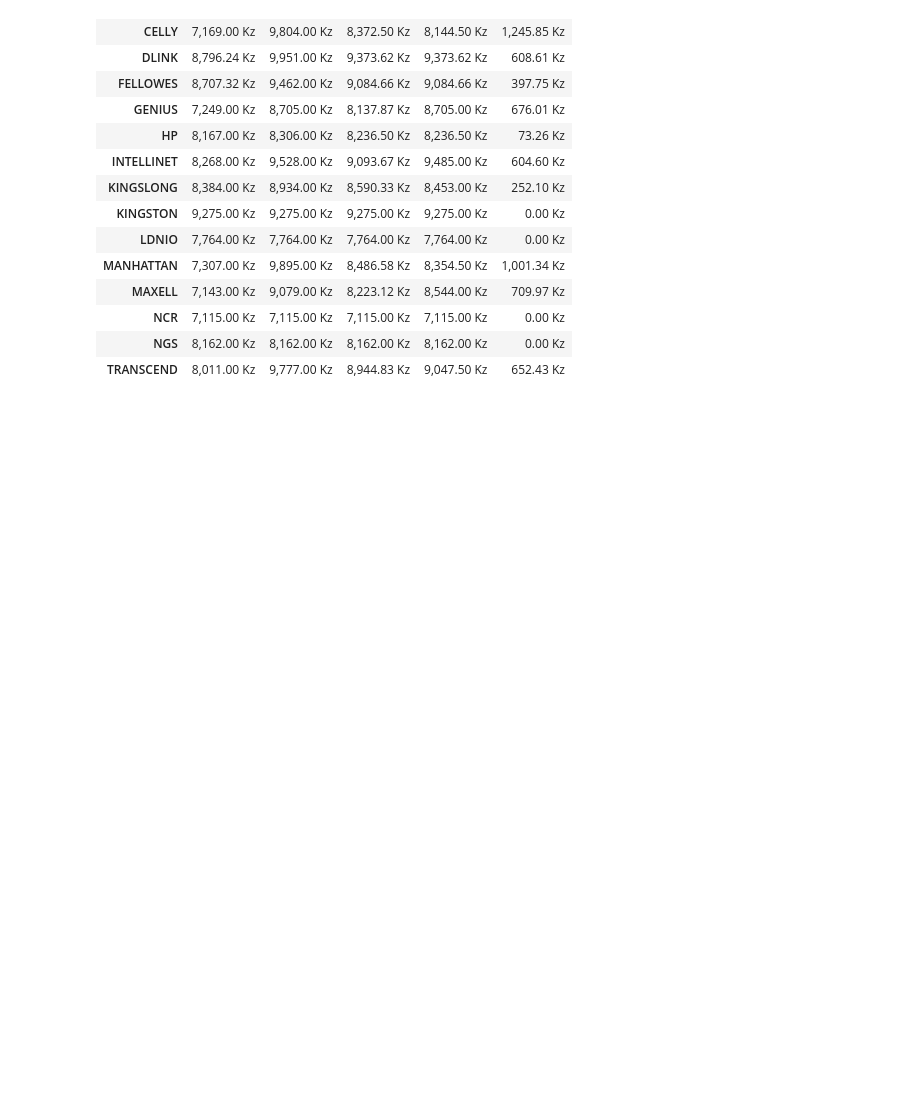
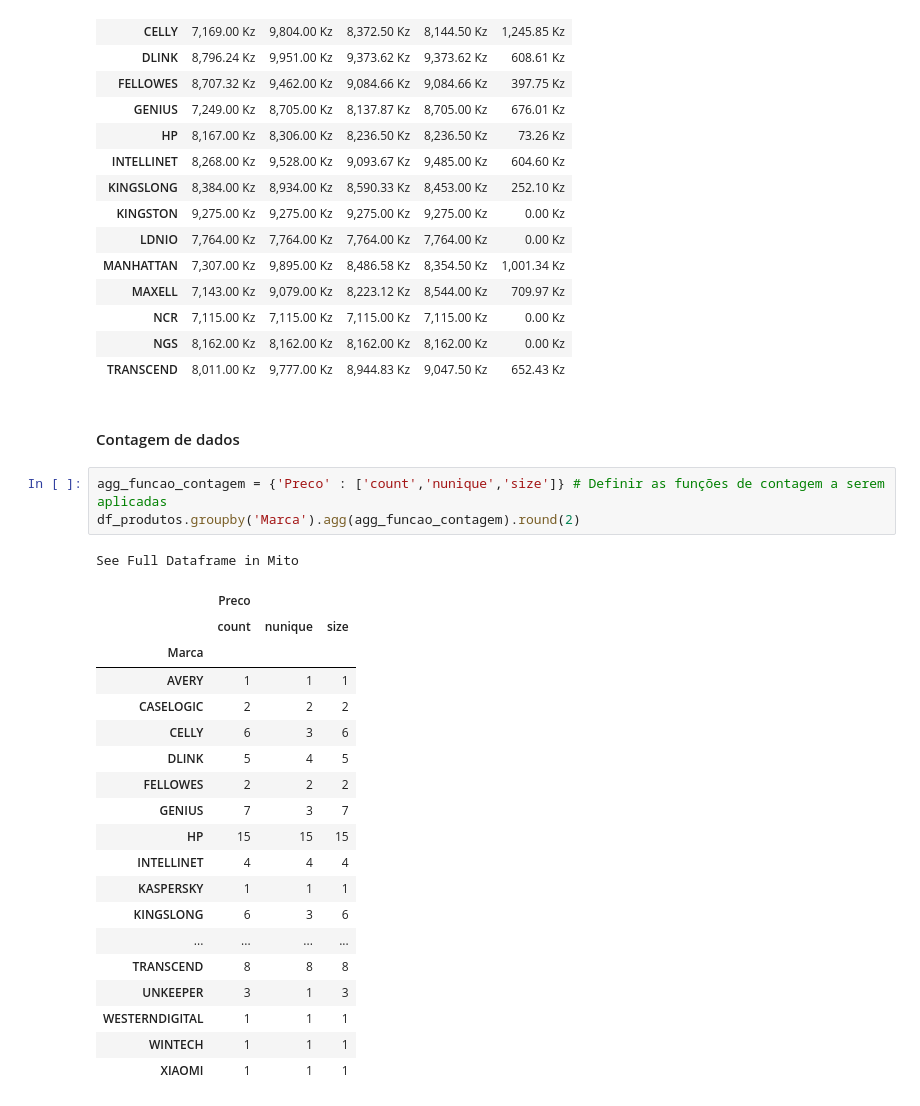
Before and after one commit to EloneSampaio/DataScience, a Jupyter notebook: Dashboard-NCR-WebScraping/notebook.ipynb, the cells around one changed output. Drawn from its saved outputs; the diff is of its cells as text; blank space fills up the shorter version.

```diff
--- a/Dashboard-NCR-WebScraping/notebook.ipynb
+++ b/Dashboard-NCR-WebScraping/notebook.ipynb
@@ -199,3 +235,29 @@ df_produtos.groupby('Marca')['Preco'].agg(['min','max','mean','median','std']).s
 | NCR | 7,115.00 Kz | 7,115.00 Kz | 7,115.00 Kz | 7,115.00 Kz | 0.00 Kz |
 | NGS | 8,162.00 Kz | 8,162.00 Kz | 8,162.00 Kz | 8,162.00 Kz | 0.00 Kz |
 | TRANSCEND | 8,011.00 Kz | 9,777.00 Kz | 8,944.83 Kz | 9,047.50 Kz | 652.43 Kz |
+# %% [markdown]
+#### Contagem de dados
+# %%
+agg_funcao_contagem = {'Preco' : ['count','nunique','size']} # Definir as funções de contagem a serem aplicadas
+df_produtos.groupby('Marca').agg(agg_funcao_contagem).round(2)
+# %% [output]
+See Full Dataframe in Mito
+|  | Preco |  |  |
+|  | count | nunique | size |
+| Marca |  |  |  |
+| AVERY | 1 | 1 | 1 |
+| CASELOGIC | 2 | 2 | 2 |
+| CELLY | 6 | 3 | 6 |
+| DLINK | 5 | 4 | 5 |
+| FELLOWES | 2 | 2 | 2 |
+| GENIUS | 7 | 3 | 7 |
+| HP | 15 | 15 | 15 |
+| INTELLINET | 4 | 4 | 4 |
+| KASPERSKY | 1 | 1 | 1 |
+| KINGSLONG | 6 | 3 | 6 |
+| ... | ... | ... | ... |
+| TRANSCEND | 8 | 8 | 8 |
+| UNKEEPER | 3 | 1 | 3 |
+| WESTERNDIGITAL | 1 | 1 | 1 |
+| WINTECH | 1 | 1 | 1 |
+| XIAOMI | 1 | 1 | 1 |
```
Also changed, not shown: parts of 53 cells of this notebook, 3 other files.
